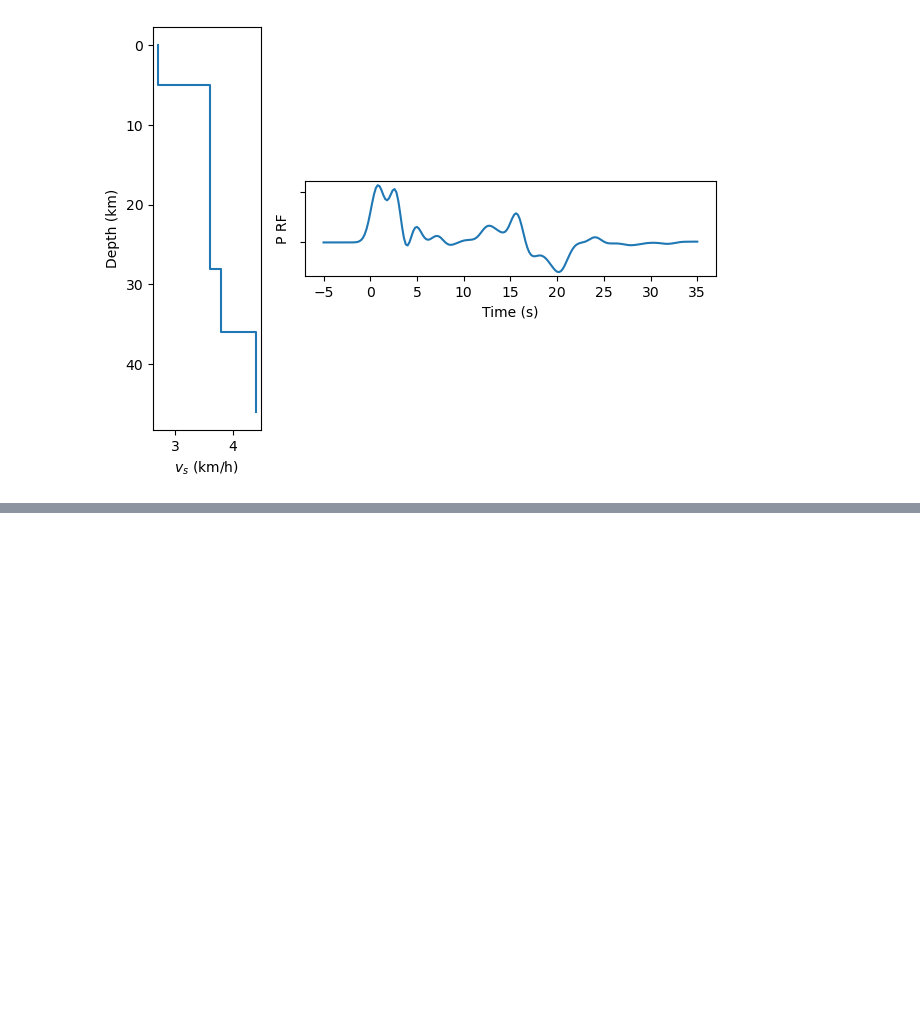
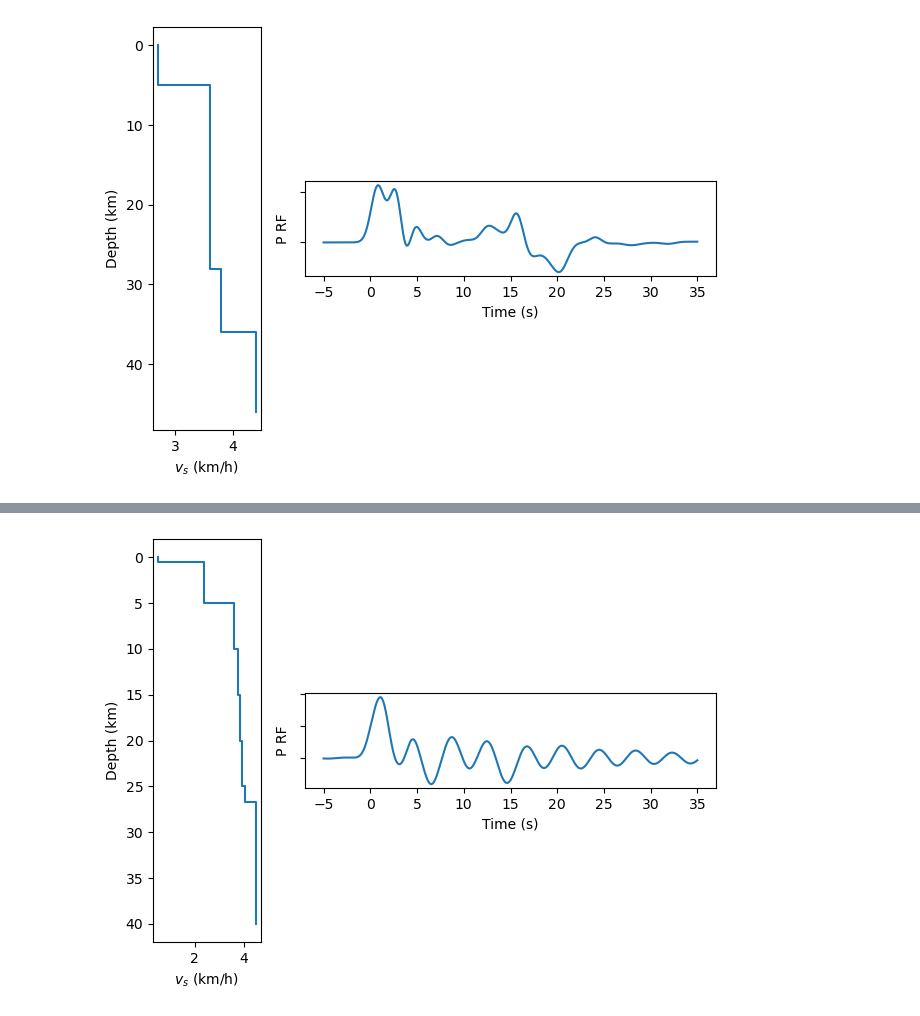
Before and after one commit to auggiemarignier/AusSedThick, a Jupyter notebook: aussedthickrf/forward_modelling.ipynb, the cells around one changed output, grey strips where cells are left out. Cells and saved outputs as stored; diff of their text form; code cells hidden in the pictures; blank space fills up the shorter version.

```diff
--- a/aussedthickrf/forward_modelling.ipynb
+++ b/aussedthickrf/forward_modelling.ipynb
@@ -51,0 +80,18 @@ fig = plot_synthetic(h, vs, rfdata)
+# %%
+def add_sediment_layer(h, vs, dtb):
+    """
+    h (km) and vs (km/h) are the thicknesses and velocities of a 1D model
+    Assuming the top of the first layer is the basement, dtb is the depth
+    to basement i.e. sedimentary thickness in km
+    """
+    sediment_velocity = 0.5  # get a ref for this
+    upper_crust_h = h[0] - dtb
+    h = np.concatenate([[dtb, upper_crust_h], h[1:]])
+    vs = np.concatenate([[sediment_velocity], vs])
+    return h, vs
+# %%
+h, vs = add_sediment_layer(ausrem_h, ausrem_vs, 0.5)
+rfdata = SynthObs.return_rfdata(h, vs, vpvs=vpvs, x=x)
+plot_synthetic(h, vs, rfdata)
+# %% [output]
+[figure, added]
```
Also changed, not shown: parts of 7 cells of this notebook.
